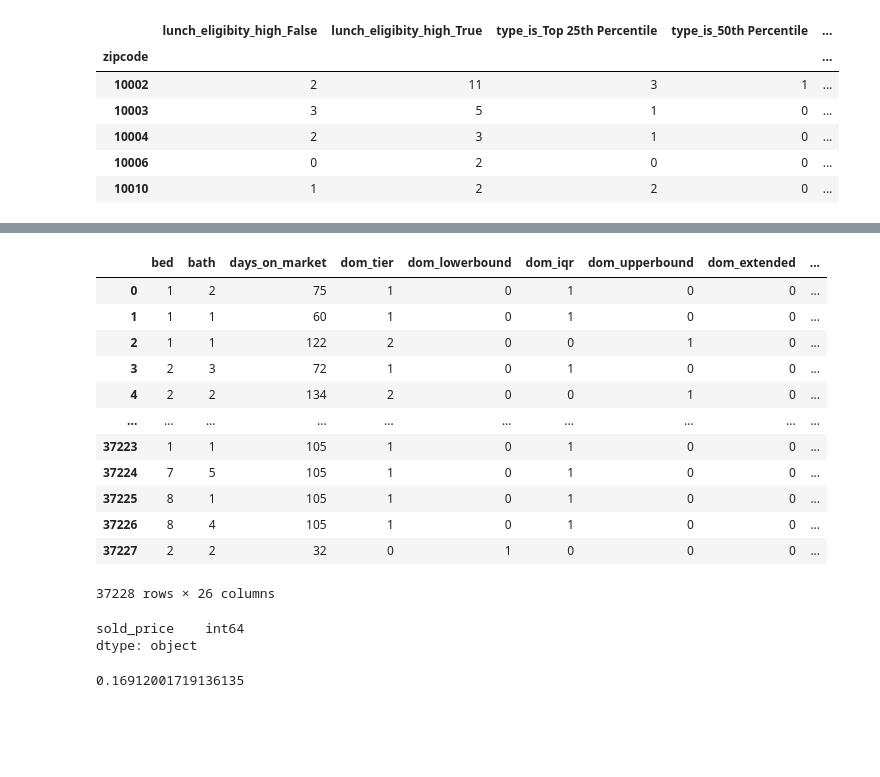
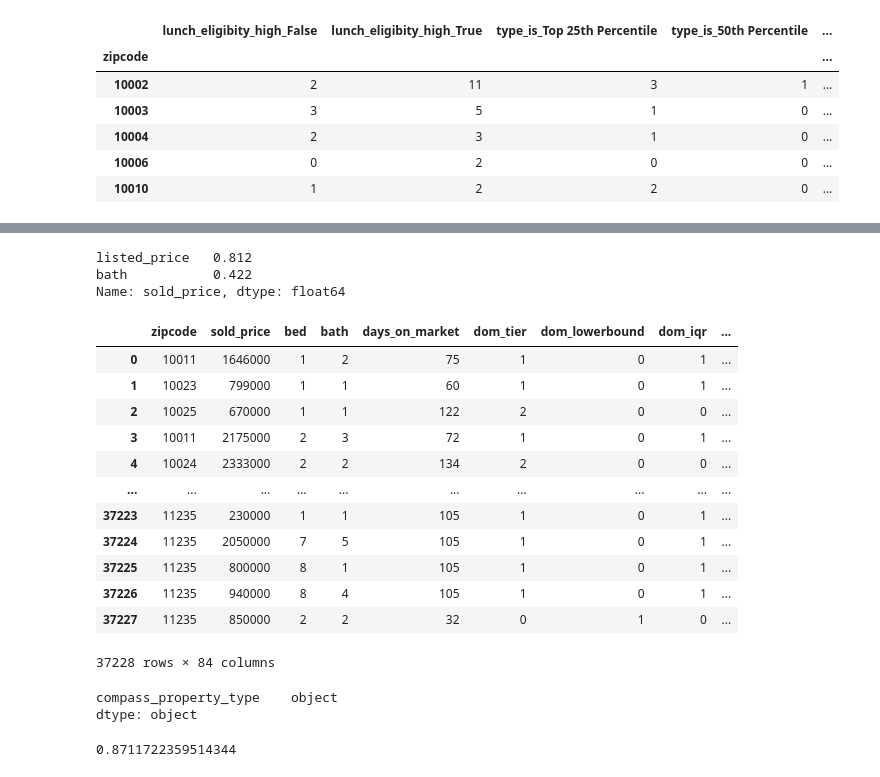
Before and after one commit to shadeetabasi/NYC-Challenge-Final, a Jupyter notebook: python_files/Merge Dataframe.ipynb, the cells around one changed output, grey strips where cells are left out. Saved outputs shown, nothing was run; the diff lists cells and outputs as text; code cells hidden in the pictures; blank space fills up the shorter version.

Commit message:
Updated merged data notebook and decision trees final notebook with random forest models

```diff
--- a/python_files/Merge Dataframe.ipynb
+++ b/python_files/Merge Dataframe.ipynb
@@ -208,5 +209,10 @@ dfinal = housing.merge(result, on="zipcode", how = 'left')
 pd.set_option('display.max_columns', None)
 #pd.set_option('display.max_rows', None)
 
-dfinal.fillna(nan_value)
+dfinal = pd.DataFrame(dfinal).fillna(nan_value)
+
 dfinal.to_csv("C:/Users/bxprd/Data Analytics Bootcamp/Git_Repos/NYC-Challenge-Final/python_files/output/merged_re.csv")
+
+# del dfinal['listed_price']
+
+dfinal
@@ -213,3 +244,13 @@ dfinal.to_csv("C:/Users/bxprd/Data Analytics Bootcamp/Git_Repos/NYC-Challenge-Fi
+# %%
+interesting_variables = matrix['sold_price'].sort_values(ascending=False)
+# Filter out the target variables (SalePrice) and variables with a low correlation score (v such that -0.6 <= v <= 0.6)
+interesting_variables = interesting_variables[abs(interesting_variables) >= 0.4]
+interesting_variables = interesting_variables[interesting_variables.index != 'sold_price']
+interesting_variables
+# %% [output]
+listed_price   0.812
+bath           0.422
+Name: sold_price, dtype: float64
 # %%
 #import libraries and dependencies
 from sklearn import tree
@@ -222,57 +264,48 @@ import os
 from dotenv import load_dotenv
 from sqlalchemy import create_engine
 # %%
-# X = dfinal[['bed', 'bath', 'days_on_market', 'dom_tier', 'dom_lowerbound', 'dom_iqr', 'dom_upperbound','dom_extended',
-#             'dom_outlier', 'walkable_false', 'walkable_true', 'health_level_dead', 'health_level_fair', 'health_level_good',
-#             'health_level_poor', 'ada_access_no', 'ada_access_yes', 'ada_access_partial',
-#             'type_is_active_cleanup_mild_threat','type_is_active_significant_threat','type_is_completed_clean',
-#             'type_is_maintain_continued_threat', 'type_is_potential_threat', 'type_is_felony', 'type_is_violation',
-#             'type_is_misdemeanor', 'danger_level_is_high', 'danger_level_is_low', 'lunch_eligibity_high_False',
-#             'lunch_eligibity_high_True', 'type_is_Top 25th Percentile', 'type_is_50th Percentile', 'type_is_75th Percentile',
-#             'type_is_Bottom 25th Percentile', 'lunch_eligibity_high_False', 'lunch_eligibity_high_True',
-#             'type_is_Top 25th Percentile', 'type_is_50th Percentile', 'type_is_75th Percentile',
-#             'type_is_Bottom 25th Percentile', 'lunch_eligibity_high_False', 'lunch_eligibity_high_True',
-#             'type_is_Top 25th Percentile', 'type_is_50th Percentile', 'type_is_75th Percentile',
-#             'type_is_Bottom 25th Percentile' ]]
-
-# X.astype(int)
-
-X = dfinal[['bed', 'bath', 'days_on_market', 'dom_tier', 'dom_lowerbound', 'dom_iqr', 'dom_upperbound','dom_extended',
+X = dfinal[['zipcode', 'sold_price','bed', 'bath', 'days_on_market', 'dom_tier', 'dom_lowerbound', 'dom_iqr', 'dom_upperbound','dom_extended',
             'dom_outlier', 'walkable_false', 'walkable_true', 'health_level_dead', 'health_level_fair', 'health_level_good',
             'health_level_poor', 'ada_access_no', 'ada_access_yes', 'ada_access_partial',
             'type_is_active_cleanup_mild_threat','type_is_active_significant_threat','type_is_completed_clean',
             'type_is_maintain_continued_threat', 'type_is_potential_threat', 'type_is_felony', 'type_is_violation',
-            'type_is_misdemeanor']]
+            'type_is_misdemeanor', 'danger_level_is_high', 'danger_level_is_low', 'lunch_eligibity_high_False',
+            'lunch_eligibity_high_True', 'type_is_Top 25th Percentile', 'type_is_50th Percentile', 'type_is_75th Percentile',
+            'type_is_Bottom 25th Percentile', 'lunch_eligibity_high_False', 'lunch_eligibity_high_True',
+            'type_is_Top 25th Percentile', 'type_is_50th Percentile', 'type_is_75th Percentile',
+            'type_is_Bottom 25th Percentile', 'lunch_eligibity_high_False', 'lunch_eligibity_high_True',
+            'type_is_Top 25th Percentile', 'type_is_50th Percentile', 'type_is_75th Percentile',
+            'type_is_Bottom 25th Percentile' ]]
 
 X.astype(int)
 # %% [output]
-|  | bed | bath | days_on_market | dom_tier | dom_lowerbound | dom_iqr | dom_upperbound | dom_extended | ... |
-| 0 | 1 | 2 | 75 | 1 | 0 | 1 | 0 | 0 | ... |
-| 1 | 1 | 1 | 60 | 1 | 0 | 1 | 0 | 0 | ... |
-| 2 | 1 | 1 | 122 | 2 | 0 | 0 | 1 | 0 | ... |
-| 3 | 2 | 3 | 72 | 1 | 0 | 1 | 0 | 0 | ... |
-| 4 | 2 | 2 | 134 | 2 | 0 | 0 | 1 | 0 | ... |
+|  | zipcode | sold_price | bed | bath | days_on_market | dom_tier | dom_lowerbound | dom_iqr | ... |
+| 0 | 10011 | 1646000 | 1 | 2 | 75 | 1 | 0 | 1 | ... |
+| 1 | 10023 | 799000 | 1 | 1 | 60 | 1 | 0 | 1 | ... |
+| 2 | 10025 | 670000 | 1 | 1 | 122 | 2 | 0 | 0 | ... |
+| 3 | 10011 | 2175000 | 2 | 3 | 72 | 1 | 0 | 1 | ... |
+| 4 | 10024 | 2333000 | 2 | 2 | 134 | 2 | 0 | 0 | ... |
 | ... | ... | ... | ... | ... | ... | ... | ... | ... | ... |
-| 37223 | 1 | 1 | 105 | 1 | 0 | 1 | 0 | 0 | ... |
-| 37224 | 7 | 5 | 105 | 1 | 0 | 1 | 0 | 0 | ... |
-| 37225 | 8 | 1 | 105 | 1 | 0 | 1 | 0 | 0 | ... |
-| 37226 | 8 | 4 | 105 | 1 | 0 | 1 | 0 | 0 | ... |
-| 37227 | 2 | 2 | 32 | 0 | 1 | 0 | 0 | 0 | ... |
+| 37223 | 11235 | 230000 | 1 | 1 | 105 | 1 | 0 | 1 | ... |
+| 37224 | 11235 | 2050000 | 7 | 5 | 105 | 1 | 0 | 1 | ... |
+| 37225 | 11235 | 800000 | 8 | 1 | 105 | 1 | 0 | 1 | ... |
+| 37226 | 11235 | 940000 | 8 | 4 | 105 | 1 | 0 | 1 | ... |
+| 37227 | 11235 | 850000 | 2 | 2 | 32 | 0 | 1 | 0 | ... |
-37228 rows × 26 columns
+37228 rows × 84 columns
 # %%
-y = dfinal[['sold_price']]
+y = dfinal[['compass_property_type']]
 y.dtypes
 # %% [output]
-sold_price    int64
+compass_property_type    object
 dtype: object
 # %%
 X_train, X_test, y_train, y_test = train_test_split(X, y, random_state=42)
 # %%
-rf = RandomForestClassifier(n_estimators=50, random_state=42)
+rf = RandomForestClassifier(n_estimators=100, random_state=42, max_features="log2", min_samples_split=3, min_samples_leaf=2)
 rf = rf.fit(X_train, y_train)
 rf.score(X_test, y_test)
 # %% [output]
-0.16912001719136135
+0.8711722359514344
 # %%
 sorted(zip(rf.feature_importances_, X.columns), reverse=True)
 # %% [output]
```
Also changed, not shown: parts of 24 cells of this notebook, 4 other files.
